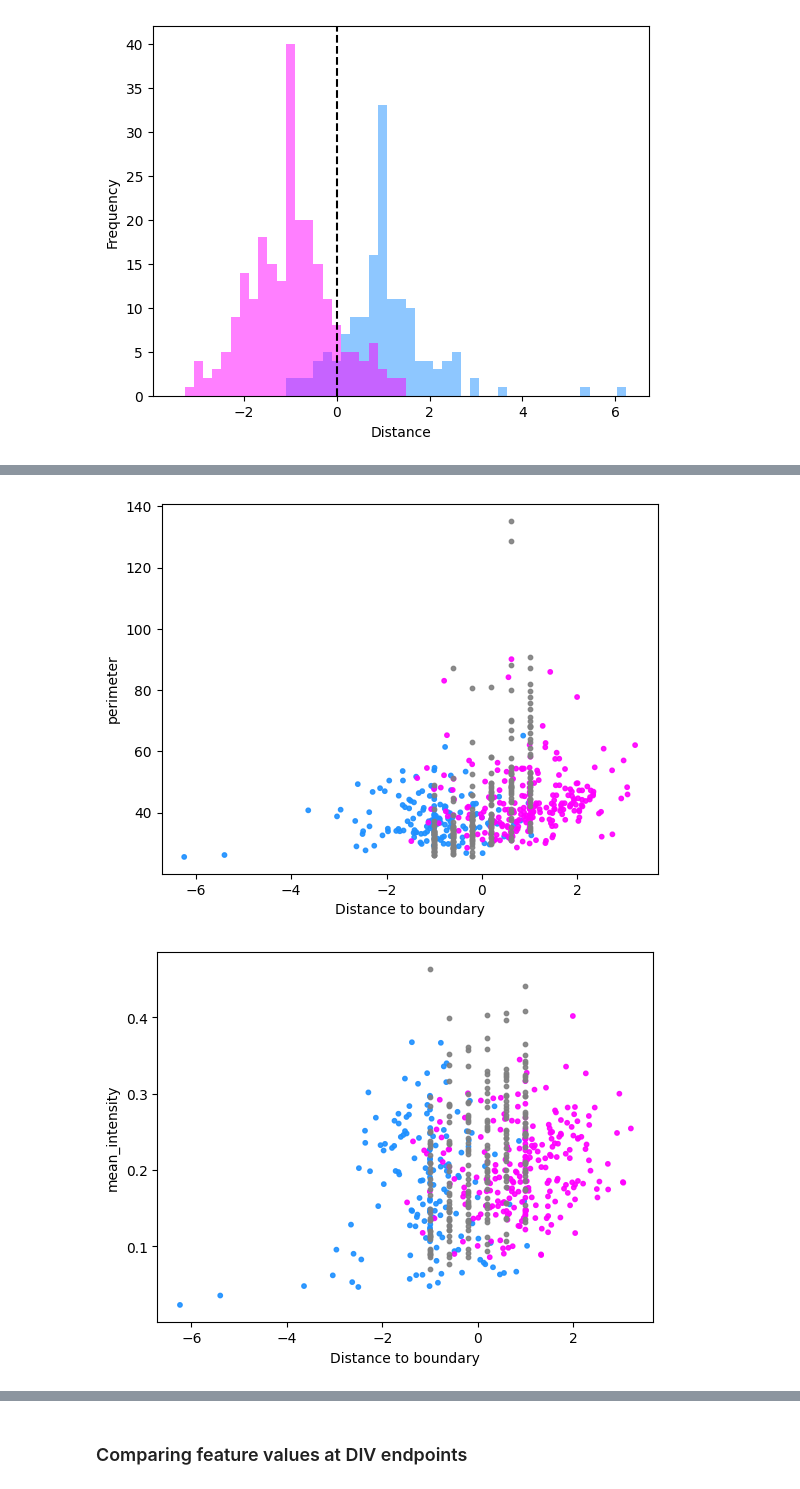
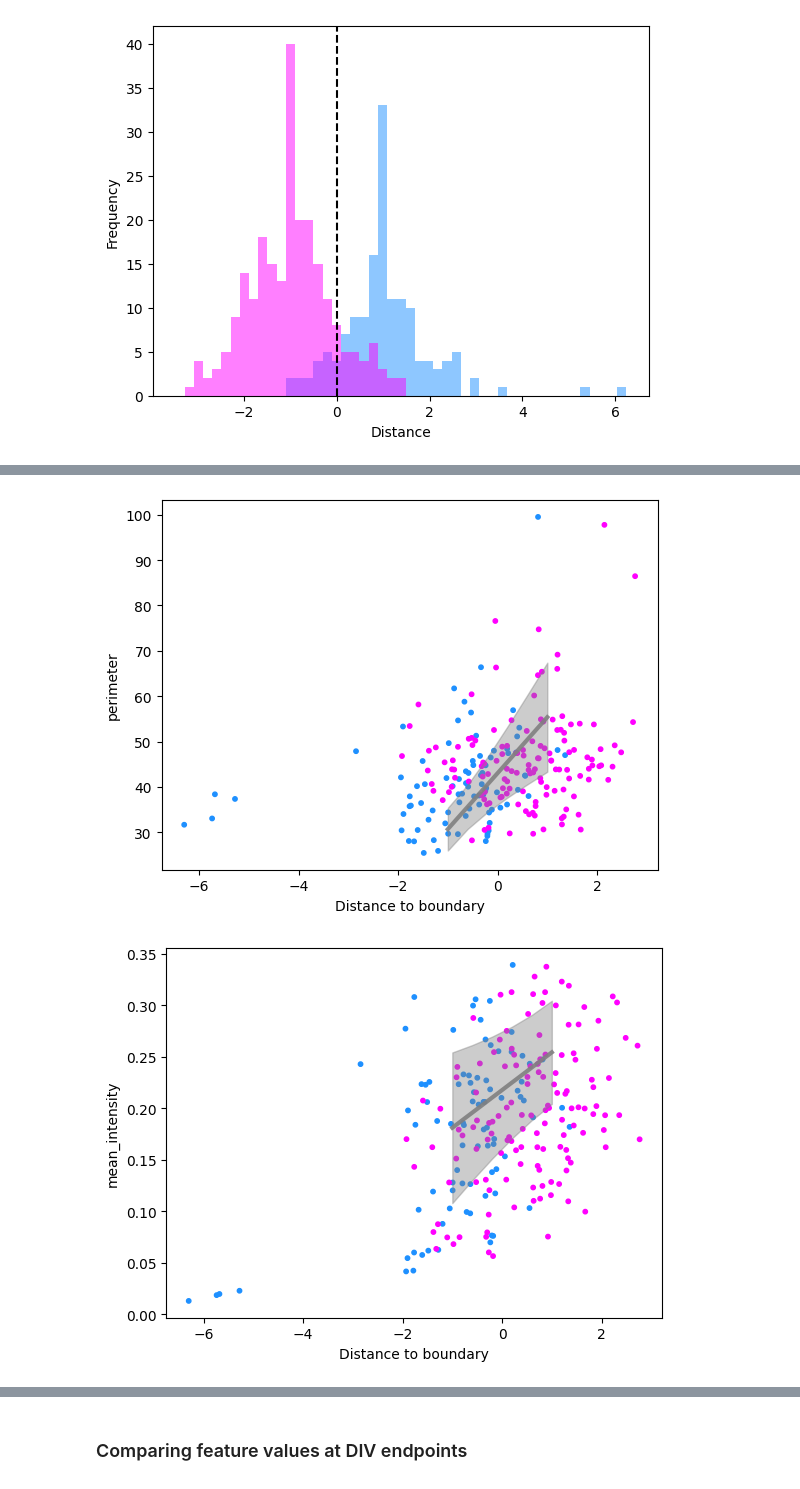
Before and after one commit to FLClab/STED-FM, a Jupyter notebook: experiments/diffusion-experiments/notebooks/synaptic_development.ipynb, the cells around one changed output, grey strips where cells are left out. Cells and saved outputs as stored; diff of their text form; code cells hidden in the pictures.

```diff
--- a/experiments/diffusion-experiments/notebooks/synaptic_development.ipynb
+++ b/experiments/diffusion-experiments/notebooks/synaptic_development.ipynb
@@ -120,6 +121,8 @@ def extract_features(img: np.ndarray, display: bool = False, mode: str = "gen"):
     features = []
     counter = 0
     for prop, density, nn in zip(props, density_proteins, nn_distances):
+        if density == 0:
+            density = 1
         if np.isnan(nn):
             nn = 30.0
 
@@ -352,12 +358,32 @@ def timesteps_vs_features(features: np.ndarray, fig, ax, feature_idx):
     distances = [-1, -0.6, -0.2, 0.2, 0.6, 1.0]
     num_features = features.shape[-1]
     feature_data = features[:, :, feature_idx]
+    all_ys = []
     for traj_idx in range(feature_data.shape[0]):
-        ax.scatter(distances, feature_data[traj_idx], color="gray", s=10)
+        x = np.array(distances)
+        y = np.array(feature_data[traj_idx])
+        m, c = compute_least_squares(x, y)
+        all_ys.append(m * x + c)
+        # ax.scatter(x, y, color="gray", s=10)
 
+        # ax.plot(x, m * x + c, color="grey", alpha=0.5)
+    all_ys = np.array(all_ys)
+    mean_y = np.mean(all_ys, axis=0)
+    std_y = np.std(all_ys, axis=0)
+    ax.plot(distances, mean_y, color="grey", linewidth=3, alpha=0.9)
+    ax.fill_between(distances, mean_y - std_y, mean_y + std_y, color="grey", alpha=0.4)
     return fig, ax
 
-
+def compute_least_squares(x, y):
+    if isinstance(x, list):
+        x = np.array(x)
+    if isinstance(y, list):
+        y = np.array(y)
+    if x.ndim == 2:
+        x = x[:, 0]
+    A = np.vstack([x, np.ones(len(x))]).T
+    m, c = np.linalg.lstsq(A, y)[0]
+    return m, c
 
 def plot_distance_vs_features(features, labels, distances, gen_features: np.ndarray):
     feature_names = ["area", "perimeter", "mean_intensity", "eccentricity", "solidity", "density",  "num_peaks"]
@@ -394,5 +420,5 @@ def plot_distance_vs_features(features, labels, distances, gen_features: np.ndar
         plt.show()
         fig.savefig(os.path.join(OUTPUT_DIR, f"distance_vs_{feature_names[feature_idx]}.pdf"), dpi=1200, transparent=True)
 
-plot_distance_vs_features(train_real_features, train_real_labels, train_real_distances, gen_features=all_trajectory_features)
+plot_distance_vs_features(valid_real_features, valid_real_labels, valid_real_distances, gen_features=all_trajectory_features)
 # %% [output]
@@ -400,2 +426,2 @@ plot_distance_vs_features(train_real_features, train_real_labels, train_real_dis
-[figure, old version]
+[figure, new version]
-[figure, old version]
+[figure, new version]
```
Also changed, not shown: parts of 15 cells of this notebook, 6 other files.
